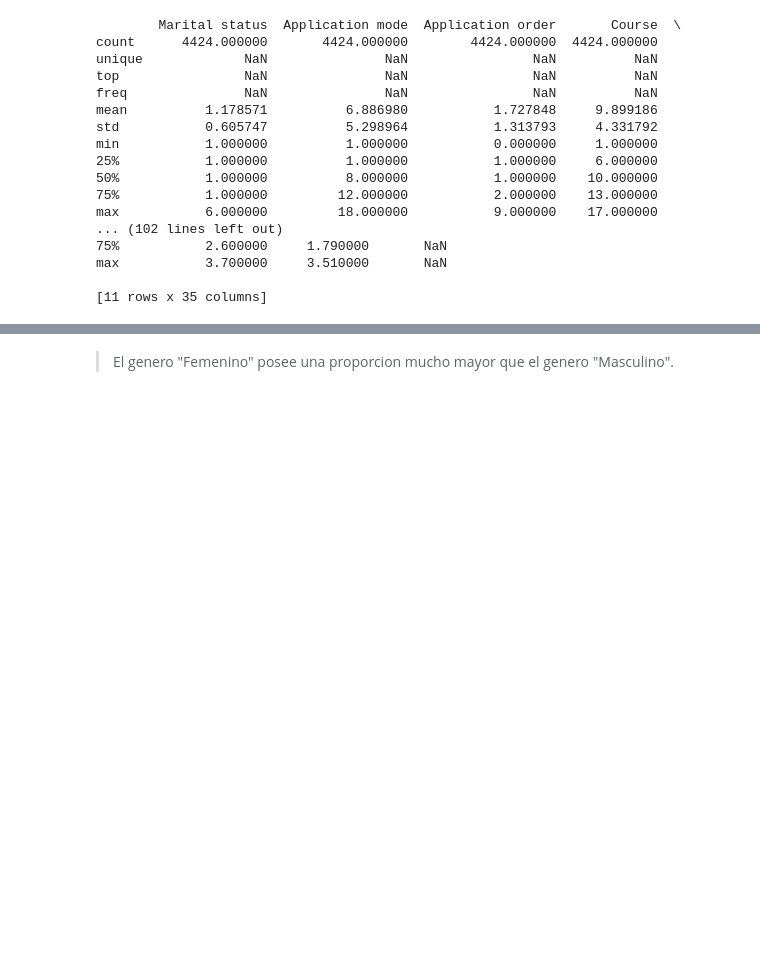
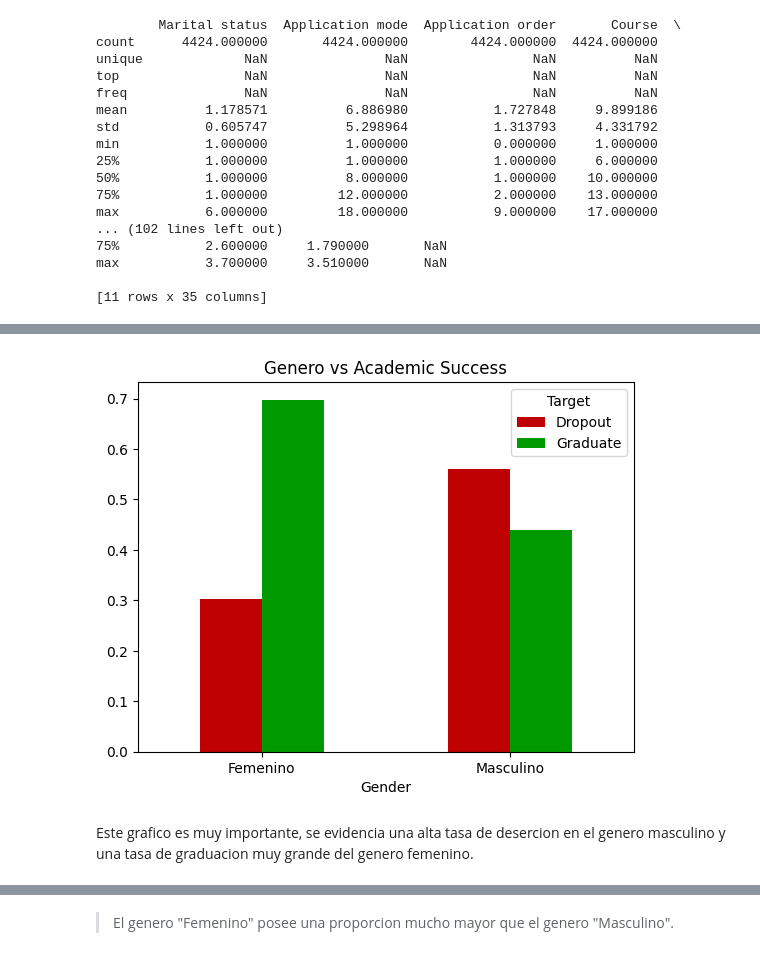
Before and after one commit to MartinJaureguy/Dropout-Prediction-Model, a Jupyter notebook: notebook/notebook.ipynb, the cells around one changed output, grey strips where cells are left out. Cells and saved outputs as stored; diff of their text form; code cells hidden in the pictures; blank space fills up the shorter version.

```diff
--- a/notebook/notebook.ipynb
+++ b/notebook/notebook.ipynb
@@ -66 +75,10 @@ max           3.700000     3.510000       NaN
+# %%
+pd.crosstab(df.Gender, df.Target, normalize='index').plot(kind="bar", color=["#BF0000", "#009900"]) #00FF00 #2799FF
+plt.xticks([0,1], ['Femenino', 'Masculino'], rotation=0)
+plt.title("Genero vs Academic Success")
+plt.show()
+# %% [output]
+[figure, added]
+# %% [markdown]
+Este grafico es muy importante, se evidencia una alta tasa de desercion en el genero masculino y una tasa de graduacion muy grande del genero femenino.
 # %%
```
Also changed, not shown: parts of 30 cells of this notebook.
